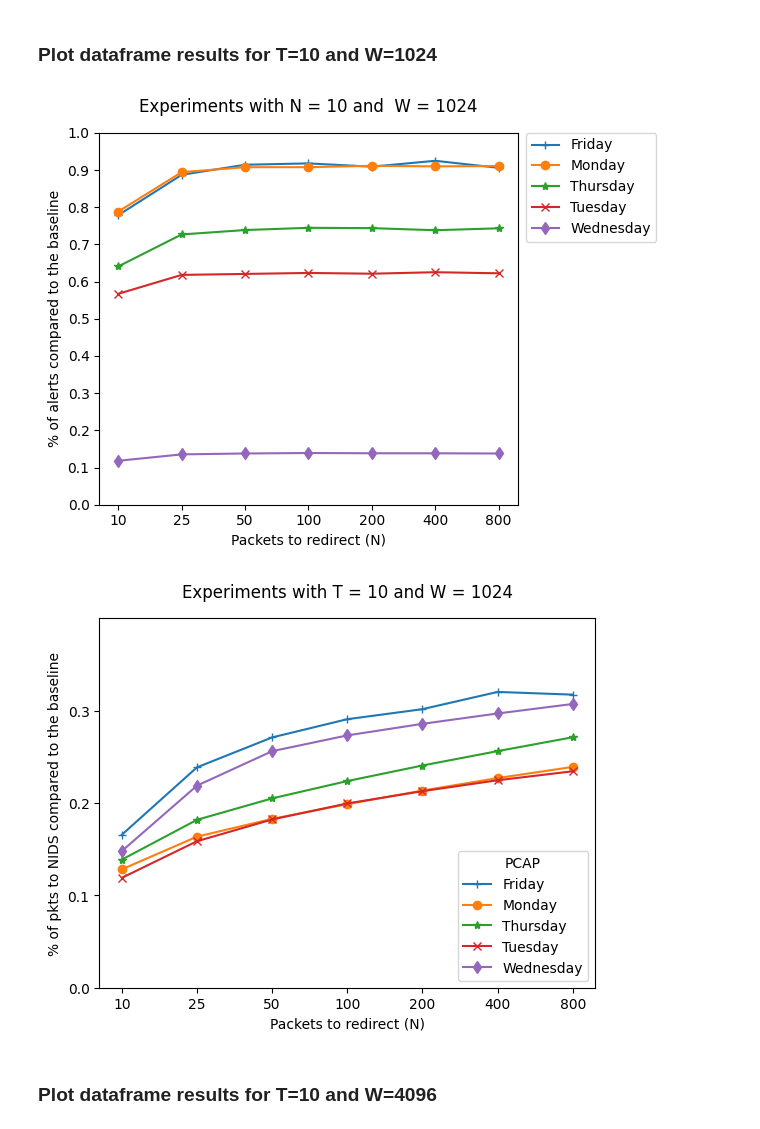
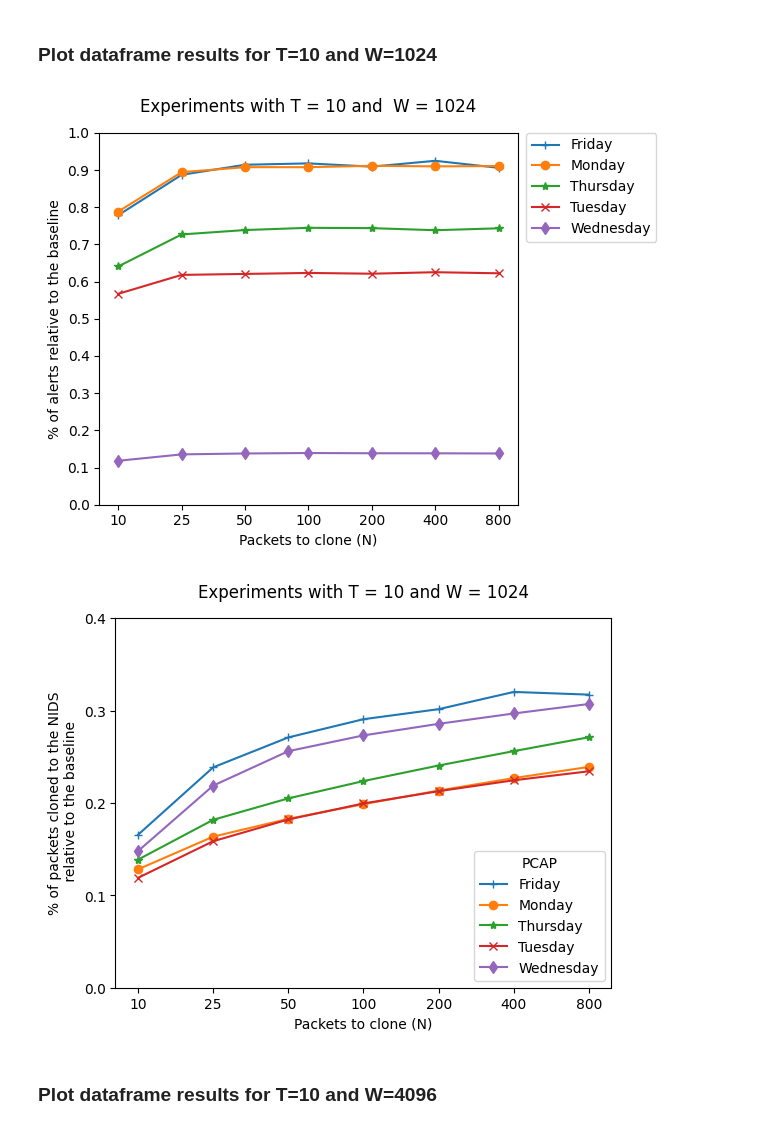
Before and after one commit to HenriqueBBrum/Network-Wide-Rule-Orchestrator, a Jupyter notebook: testing/dataplane_parameters_evaluation/parameters_evaluation_plots.ipynb, the cells around one changed output. Saved outputs shown, nothing was run; the diff lists cells and outputs as text; code cells hidden in the pictures.

Commit message:
Fixed images

```diff
--- a/testing/dataplane_parameters_evaluation/parameters_evaluation_plots.ipynb
+++ b/testing/dataplane_parameters_evaluation/parameters_evaluation_plots.ipynb
@@ -167,31 +165,31 @@ parameters_evaluation_df
 # %%
-t_10_df = parameters_evaluation_df[(parameters_evaluation_df["Time threshold (T)"]==10) & (parameters_evaluation_df["Packets to redirect (N)"]==10)]
-t_25_df = parameters_evaluation_df[(parameters_evaluation_df["Time threshold (T)"]==25) & (parameters_evaluation_df["Packets to redirect (N)"]==10)]
-t_50_df = parameters_evaluation_df[(parameters_evaluation_df["Time threshold (T)"]==50) & (parameters_evaluation_df["Packets to redirect (N)"]==10)]
-w_1024_df = parameters_evaluation_df[(parameters_evaluation_df["Count-min width (W)"]==1024) & (parameters_evaluation_df["Time threshold (T)"]==10)]
-w_4096_df = parameters_evaluation_df[(parameters_evaluation_df["Count-min width (W)"]==4096) & (parameters_evaluation_df["Time threshold (T)"]==10)]
-w_16384_df = parameters_evaluation_df[(parameters_evaluation_df["Count-min width (W)"]==16384) & (parameters_evaluation_df["Time threshold (T)"]==10)]
+t_10_df = parameters_evaluation_df[(parameters_evaluation_df["Count-min aging time threshold (T)"]==10) & (parameters_evaluation_df["Packets to clone (N)"]==10)]
+t_25_df = parameters_evaluation_df[(parameters_evaluation_df["Count-min aging time threshold (T)"]==25) & (parameters_evaluation_df["Packets to clone (N)"]==10)]
+t_50_df = parameters_evaluation_df[(parameters_evaluation_df["Count-min aging time threshold (T)"]==50) & (parameters_evaluation_df["Packets to clone (N)"]==10)]
+w_1024_df = parameters_evaluation_df[(parameters_evaluation_df["Count-min width (W)"]==1024) & (parameters_evaluation_df["Count-min aging time threshold (T)"]==10)]
+w_4096_df = parameters_evaluation_df[(parameters_evaluation_df["Count-min width (W)"]==4096) & (parameters_evaluation_df["Count-min aging time threshold (T)"]==10)]
+w_16384_df = parameters_evaluation_df[(parameters_evaluation_df["Count-min width (W)"]==16384) & (parameters_evaluation_df["Count-min aging time threshold (T)"]==10)]
 # %%
-alert_t_10_df = t_10_df[["PCAP", "Count-min width (W)", "Percent of alerts from baseline"]].pivot_table("Percent of alerts from baseline", ["Count-min width (W)"], "PCAP")
-packets_t_10_df = t_10_df[["PCAP", "Count-min width (W)", "Percent of packets redirected from baseline"]].pivot_table("Percent of packets redirected from baseline", ["Count-min width (W)"], "PCAP")
+alert_t_10_df = t_10_df[["PCAP", "Count-min width (W)", "% of alerts relative to the baseline"]].pivot_table("% of alerts relative to the baseline", ["Count-min width (W)"], "PCAP")
+packets_t_10_df = t_10_df[["PCAP", "Count-min width (W)", "% of packets cloned to NIDS relative to the baseline"]].pivot_table("% of packets cloned to NIDS relative to the baseline", ["Count-min width (W)"], "PCAP")
 
-alert_t_25_df = t_25_df[["PCAP", "Count-min width (W)", "Percent of alerts from baseline"]].pivot_table("Percent of alerts from baseline", ["Count-min width (W)"], "PCAP")
-packets_t_25_df = t_25_df[["PCAP", "Count-min width (W)", "Percent of packets redirected from baseline"]].pivot_table("Percent of packets redirected from baseline", ["Count-min width (W)"], "PCAP")
+alert_t_25_df = t_25_df[["PCAP", "Count-min width (W)", "% of alerts relative to the baseline"]].pivot_table("% of alerts relative to the baseline", ["Count-min width (W)"], "PCAP")
+packets_t_25_df = t_25_df[["PCAP", "Count-min width (W)", "% of packets cloned to NIDS relative to the baseline"]].pivot_table("% of packets cloned to NIDS relative to the baseline", ["Count-min width (W)"], "PCAP")
 
-alert_t_50_df = t_50_df[["PCAP", "Count-min width (W)", "Percent of alerts from baseline"]].pivot_table("Percent of alerts from baseline", ["Count-min width (W)"], "PCAP")
-packets_t_50_df = t_50_df[["PCAP", "Count-min width (W)", "Percent of packets redirected from baseline"]].pivot_table("Percent of packets redirected from baseline", ["Count-min width (W)"], "PCAP")
+alert_t_50_df = t_50_df[["PCAP", "Count-min width (W)", "% of alerts relative to the baseline"]].pivot_table("% of alerts relative to the baseline", ["Count-min width (W)"], "PCAP")
+packets_t_50_df = t_50_df[["PCAP", "Count-min width (W)", "% of packets cloned to NIDS relative to the baseline"]].pivot_table("% of packets cloned to NIDS relative to the baseline", ["Count-min width (W)"], "PCAP")
 
-alert_w_1024_df = w_1024_df[["PCAP", "Packets to redirect (N)", "Percent of alerts from baseline"]].pivot_table("Percent of alerts from baseline", ["Packets to redirect (N)"], "PCAP")
-packets_w_1024_df = w_1024_df[["PCAP", "Packets to redirect (N)", "Percent of packets redirected from baseline"]].pivot_table("Percent of packets redirected from baseline", ["Packets to redirect (N)"], "PCAP")
+alert_w_1024_df = w_1024_df[["PCAP", "Packets to clone (N)", "% of alerts relative to the baseline"]].pivot_table("% of alerts relative to the baseline", ["Packets to clone (N)"], "PCAP")
+packets_w_1024_df = w_1024_df[["PCAP", "Packets to clone (N)", "% of packets cloned to NIDS relative to the baseline"]].pivot_table("% of packets cloned to NIDS relative to the baseline", ["Packets to clone (N)"], "PCAP")
 
-alert_w_4096_df = w_4096_df[["PCAP", "Packets to redirect (N)", "Percent of alerts from baseline"]].pivot_table("Percent of alerts from baseline", ["Packets to redirect (N)"], "PCAP")
-packets_w_4096_df = w_4096_df[["PCAP", "Packets to redirect (N)", "Percent of packets redirected from baseline"]].pivot_table("Percent of packets redirected from baseline", ["Packets to redirect (N)"], "PCAP")
+alert_w_4096_df = w_4096_df[["PCAP", "Packets to clone (N)", "% of alerts relative to the baseline"]].pivot_table("% of alerts relative to the baseline", ["Packets to clone (N)"], "PCAP")
+packets_w_4096_df = w_4096_df[["PCAP", "Packets to clone (N)", "% of packets cloned to NIDS relative to the baseline"]].pivot_table("% of packets cloned to NIDS relative to the baseline", ["Packets to clone (N)"], "PCAP")
 
-alert_w_16384_df = w_16384_df[["PCAP", "Packets to redirect (N)", "Percent of alerts from baseline"]].pivot_table("Percent of alerts from baseline", ["Packets to redirect (N)"], "PCAP")
-packets_w_16384_df = w_16384_df[["PCAP", "Packets to redirect (N)", "Percent of packets redirected from baseline"]].pivot_table("Percent of packets redirected from baseline", ["Packets to redirect (N)"], "PCAP")
+alert_w_16384_df = w_16384_df[["PCAP", "Packets to clone (N)", "% of alerts relative to the baseline"]].pivot_table("% of alerts relative to the baseline", ["Packets to clone (N)"], "PCAP")
+packets_w_16384_df = w_16384_df[["PCAP", "Packets to clone (N)", "% of packets cloned to NIDS relative to the baseline"]].pivot_table("% of packets cloned to NIDS relative to the baseline", ["Packets to clone (N)"], "PCAP")
 # %%
-alerts_plot_ylabel = "% of alerts compared to the baseline"
-packets_redirected_plot_ylabel = "% of pkts to NIDS compared to the baseline"
+alerts_plot_ylabel = "% of alerts relative to the baseline"
+packets_redirected_plot_ylabel = "% of packets cloned to the NIDS\n relative to the baseline"
 # %% [markdown]
 ### Plot dataframe results for N=10 and T=10
 # %%
@@ -270,27 +267,27 @@ plt.show()
 # %%
 alert_w_1024_df.index = alert_w_1024_df.index.map(str)
 packets_w_1024_df.index = packets_w_1024_df.index.map(str)
 
 alert_w_1024_df.plot(style=['+-', 'o-', '*-', 'x-', 'd-'])
 plt.yticks(np.arange(0, 1.1, step=0.1))
 plt.ylim(0,1)
 plt.legend(bbox_to_anchor=(1.02,1), loc='upper left', borderaxespad=0)
 plt.ylabel(alerts_plot_ylabel)
-plt.title('Experiments with N = 10 and  W = 1024', pad=15)
+plt.title('Experiments with T = 10 and  W = 1024', pad=15)
 plt.tight_layout()
 plt.savefig('images/Alerts_t_10_w_1024.png')
 plt.show()
 
 packets_w_1024_df.plot(style=['+-', 'o-', '*-', 'x-', 'd-'])
-plt.yticks(np.arange(0, 0.4, step=0.1))
+plt.yticks(np.arange(0, 0.5, step=0.1))
 plt.ylim(0,0.4)
 plt.ylabel(packets_redirected_plot_ylabel)
 plt.title('Experiments with T = 10 and W = 1024', pad=15)
 plt.savefig('images/Packets_cloned_t_10_w_1024.png')
 plt.show()
 # %% [output]
-[figure, old version]
+[figure, new version]
-[figure, old version]
+[figure, new version]
 # %% [markdown]
 ### Plot dataframe results for T=10 and W=4096
 # %%
```
Also changed, not shown: parts of 12 cells of this notebook, 15 other files.
